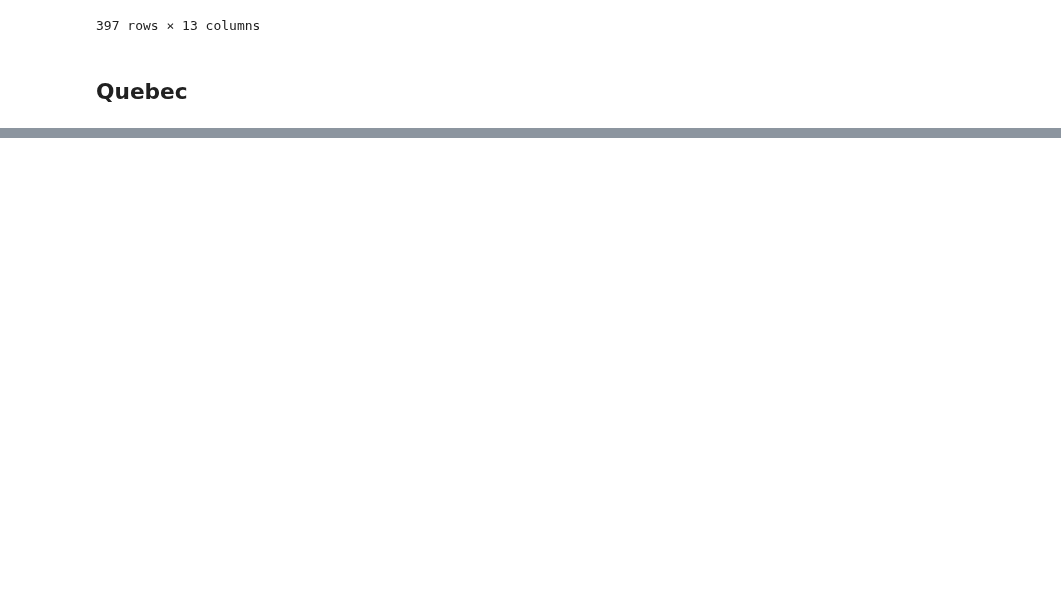
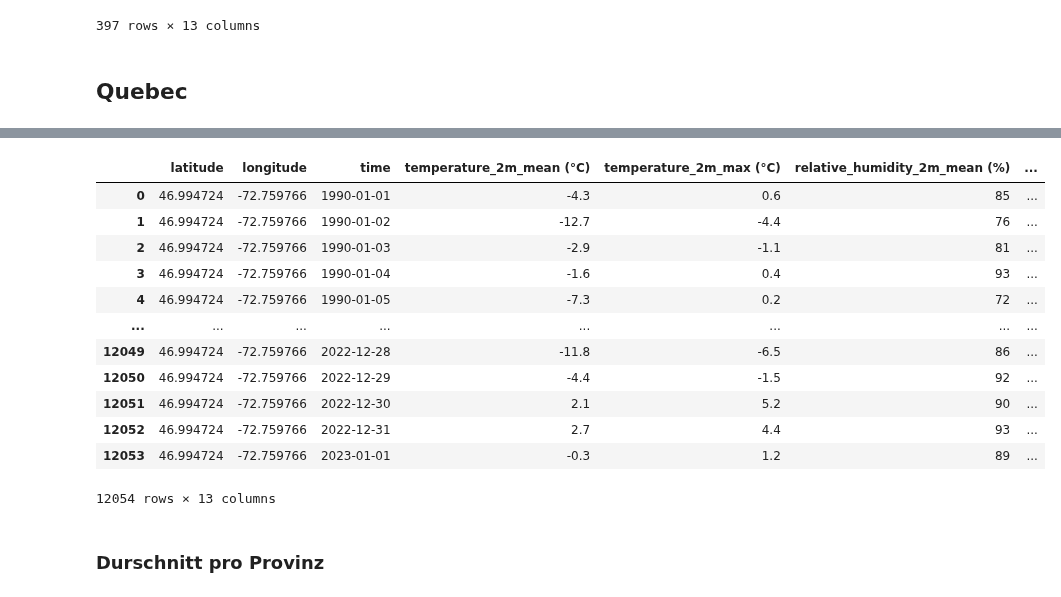
Before and after one commit to yajoka/firewatch, a Jupyter notebook: notebook/import_30_years_weather_data.ipynb, the cells around one changed output, grey strips where cells are left out. Drawn from its saved outputs; the diff is of its cells as text; code cells hidden in the pictures; blank space fills up the shorter version.

```diff
--- a/notebook/import_30_years_weather_data.ipynb
+++ b/notebook/import_30_years_weather_data.ipynb
@@ -460,0 +538,42 @@ Alberta_monthly_mean.to_csv(output_path, index=False)
+# %%
+#Mauricie Boreal Forest Belt
+#→ 47.00, -72.80
+
+pfad = "../data/import weather data/import data/Quebec/open-meteo-46.99N72.76W381m.csv"
+
+# -------------------------------------------------------
+# 1) Koordinaten aus Zeile 2 (Index 1) einlesen
+# -------------------------------------------------------
+coords = pd.read_csv(pfad, nrows=2, header=None)
+lat = coords.iloc[1, 0]
+lon = coords.iloc[1, 1]
+
+df = pd.read_csv(
+    pfad,
+    skiprows=3,   # Metadaten überspringen
+    comment="#",  # ignoriert eventuelle Kommentarzeilen
+)
+
+df["latitude"] = lat
+df["longitude"] = lon
+
+# Falls du die Spalten vorne haben willst:
+Quebec_3 = df[["latitude", "longitude"] + [col for col in df.columns if col not in ["latitude", "longitude"]]]
+
+Quebec_3
+# %% [output]
+|  | latitude | longitude | time | temperature_2m_mean (°C) | temperature_2m_max (°C) | relative_humidity_2m_mean (%) | ... |
+| 0 | 46.994724 | -72.759766 | 1990-01-01 | -4.3 | 0.6 | 85 | ... |
+| 1 | 46.994724 | -72.759766 | 1990-01-02 | -12.7 | -4.4 | 76 | ... |
+| 2 | 46.994724 | -72.759766 | 1990-01-03 | -2.9 | -1.1 | 81 | ... |
+| 3 | 46.994724 | -72.759766 | 1990-01-04 | -1.6 | 0.4 | 93 | ... |
+| 4 | 46.994724 | -72.759766 | 1990-01-05 | -7.3 | 0.2 | 72 | ... |
+| ... | ... | ... | ... | ... | ... | ... | ... |
+| 12049 | 46.994724 | -72.759766 | 2022-12-28 | -11.8 | -6.5 | 86 | ... |
+| 12050 | 46.994724 | -72.759766 | 2022-12-29 | -4.4 | -1.5 | 92 | ... |
+| 12051 | 46.994724 | -72.759766 | 2022-12-30 | 2.1 | 5.2 | 90 | ... |
+| 12052 | 46.994724 | -72.759766 | 2022-12-31 | 2.7 | 4.4 | 93 | ... |
+| 12053 | 46.994724 | -72.759766 | 2023-01-01 | -0.3 | 1.2 | 89 | ... |
+12054 rows × 13 columns
+# %% [markdown]
+### Durschnitt pro Provinz
```
Also changed, not shown: parts of 27 cells of this notebook, 9 other files.
